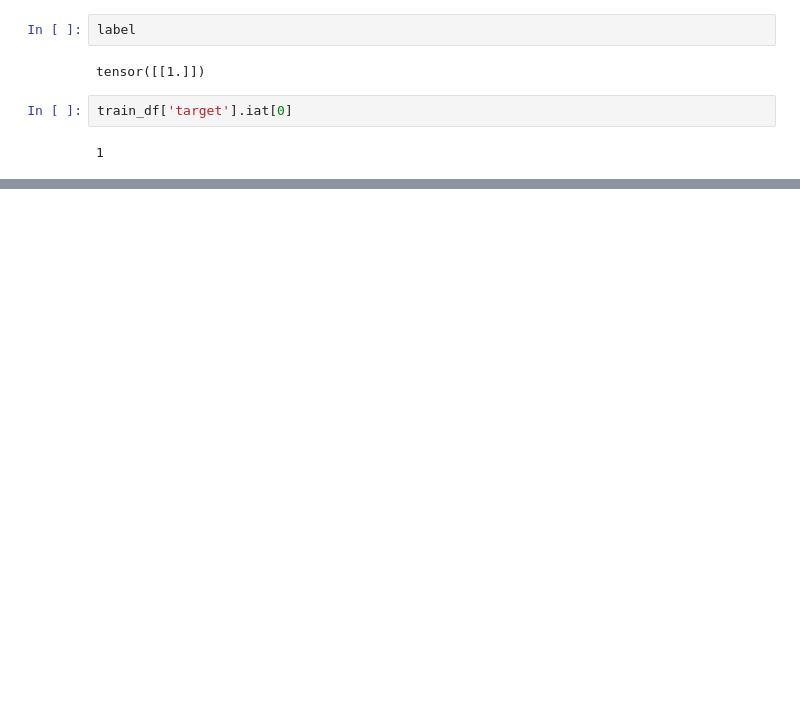
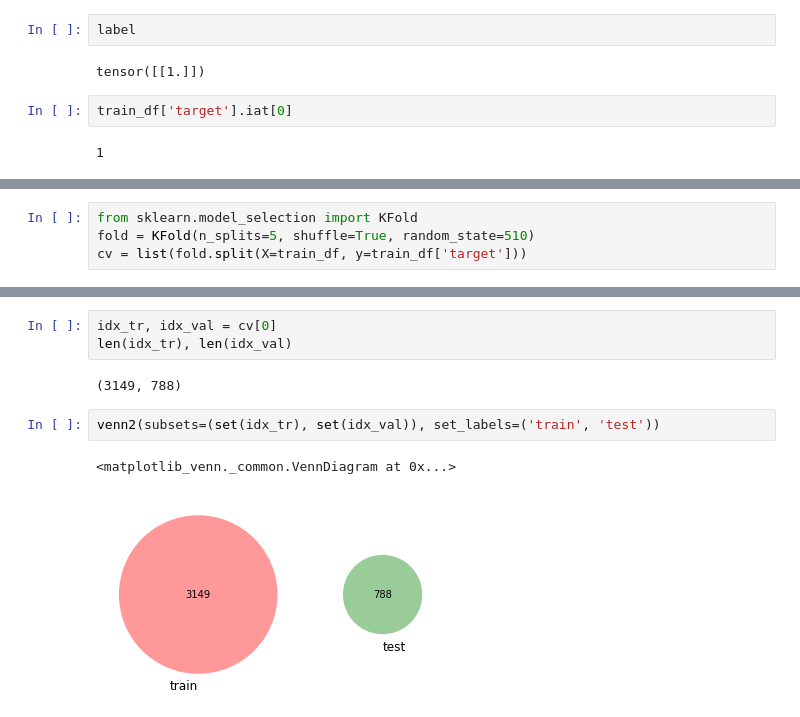
Before and after one commit to yosuke7040/atmacup11, a Jupyter notebook: src/DL/初心者向け講座写経.ipynb, the cells around one changed output, grey strips where cells are left out. Drawn from its saved outputs; the diff is of its cells as text; blank space fills up the shorter version.

```diff
--- a/src/初心者向け講座写経.ipynb
+++ b/src/DL/初心者向け講座写経.ipynb
@@ -298,0 +515,4 @@ train_df['target'].iat[0]
+# %%
+from sklearn.model_selection import KFold
+fold = KFold(n_splits=5, shuffle=True, random_state=510)
+cv = list(fold.split(X=train_df, y=train_df['target']))
@@ -298,0 +539,10 @@ train_df['target'].iat[0]
+# %%
+idx_tr, idx_val = cv[0]
+len(idx_tr), len(idx_val)
+# %% [output]
+(3149, 788)
+# %%
+venn2(subsets=(set(idx_tr), set(idx_val)), set_labels=('train', 'test'))
+# %% [output]
+<matplotlib_venn._common.VennDiagram at 0x...>
+[figure, added]
```
Also changed, not shown: parts of 32 cells of this notebook, 5 other files.
